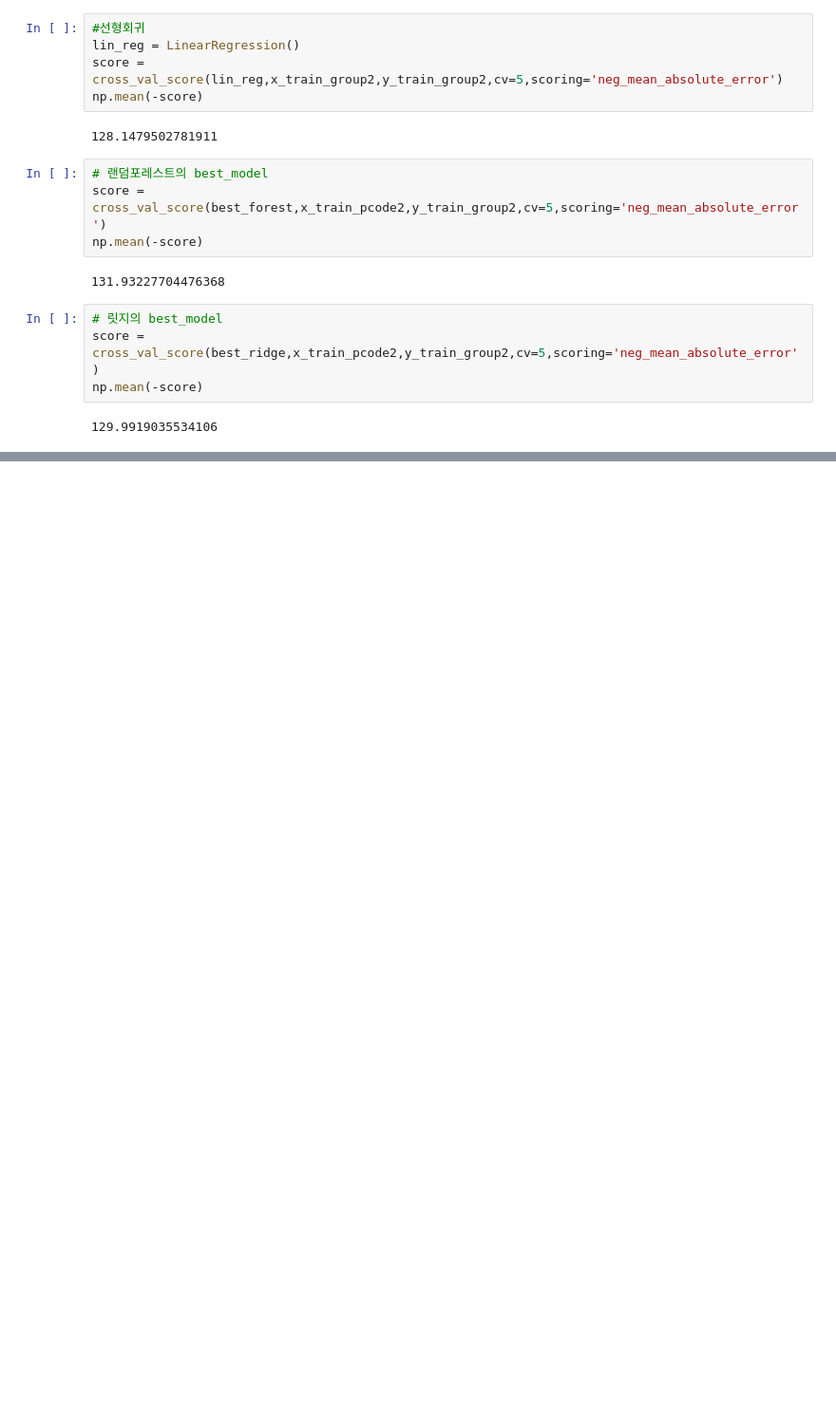
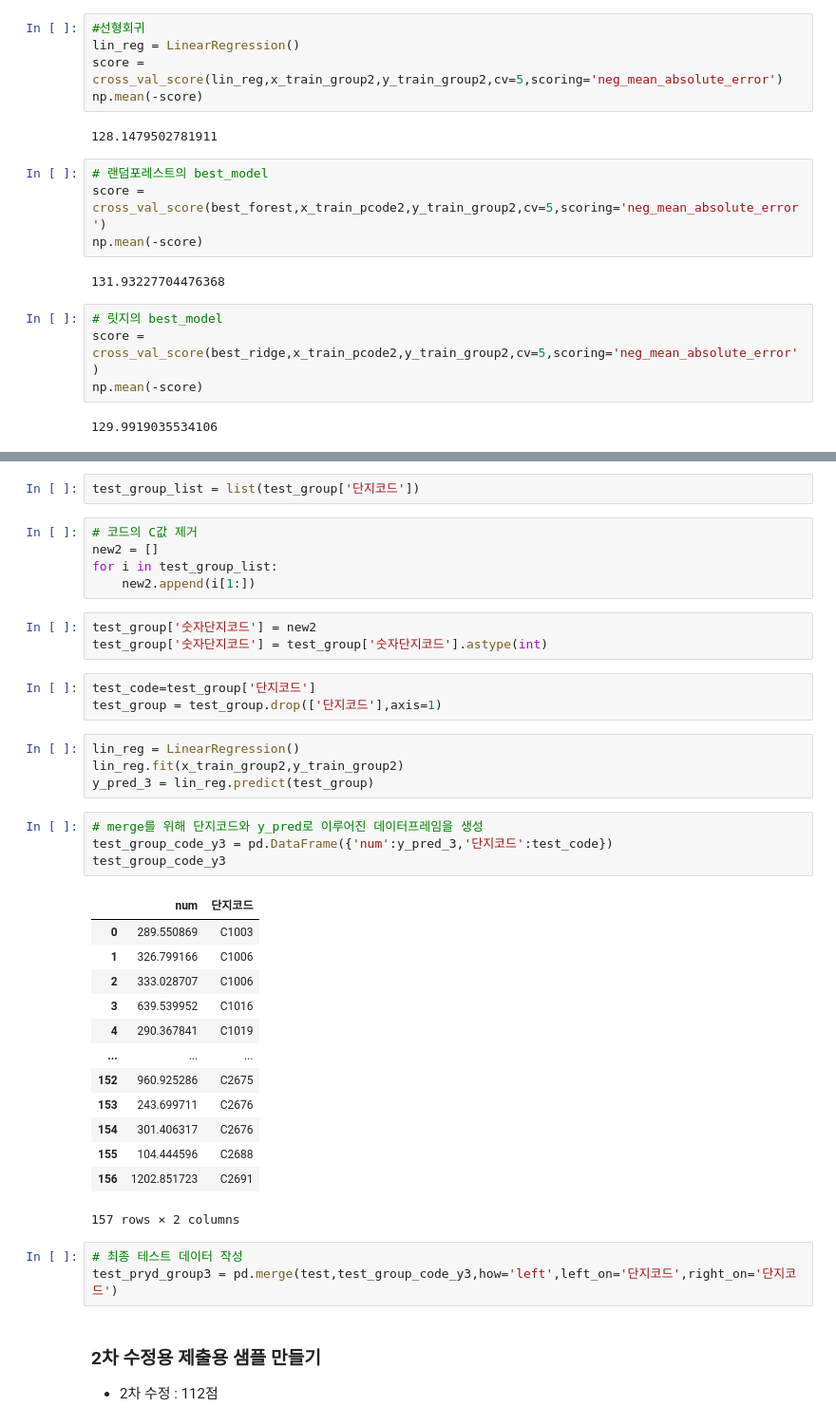
Before and after one commit to kkkkyoung/parking_project, a Jupyter notebook: 주차수요 예측.ipynb, the cells around one changed output, grey strips where cells are left out. Shown at 95% size. Cells and saved outputs as stored; diff of their text form; blank space fills up the shorter version.

```diff
--- a/주차수요 예측.ipynb
+++ b/주차수요 예측.ipynb
@@ -1584,0 +1579,42 @@ np.mean(-score)
+# %%
+test_group_list = list(test_group['단지코드'])
+# %%
+# 코드의 C값 제거
+new2 = []
+for i in test_group_list:
+    new2.append(i[1:])
+# %%
+test_group['숫자단지코드'] = new2
+test_group['숫자단지코드'] = test_group['숫자단지코드'].astype(int)
+# %%
+test_code=test_group['단지코드']
+test_group = test_group.drop(['단지코드'],axis=1)
+# %%
+lin_reg = LinearRegression()
+lin_reg.fit(x_train_group2,y_train_group2)
+y_pred_3 = lin_reg.predict(test_group)
+# %%
+# merge를 위해 단지코드와 y_pred로 이루어진 데이터프레임을 생성
+test_group_code_y3 = pd.DataFrame({'num':y_pred_3,'단지코드':test_code})
+test_group_code_y3
+# %% [output]
+|  | num | 단지코드 |
+| 0 | 289.550869 | C1003 |
+| 1 | 326.799166 | C1006 |
+| 2 | 333.028707 | C1006 |
+| 3 | 639.539952 | C1016 |
+| 4 | 290.367841 | C1019 |
+| ... | ... | ... |
+| 152 | 960.925286 | C2675 |
+| 153 | 243.699711 | C2676 |
+| 154 | 301.406317 | C2676 |
+| 155 | 104.444596 | C2688 |
+| 156 | 1202.851723 | C2691 |
+157 rows × 2 columns
+# %%
+# 최종 테스트 데이터 작성
+test_pryd_group3 = pd.merge(test,test_group_code_y3,how='left',left_on='단지코드',right_on='단지코드')
+# %% [markdown]
+### 2차 수정용 제출용 샘플 만들기
+
+- 2차 수정 : 112점
```
Also changed, not shown: parts of 20 cells of this notebook.
